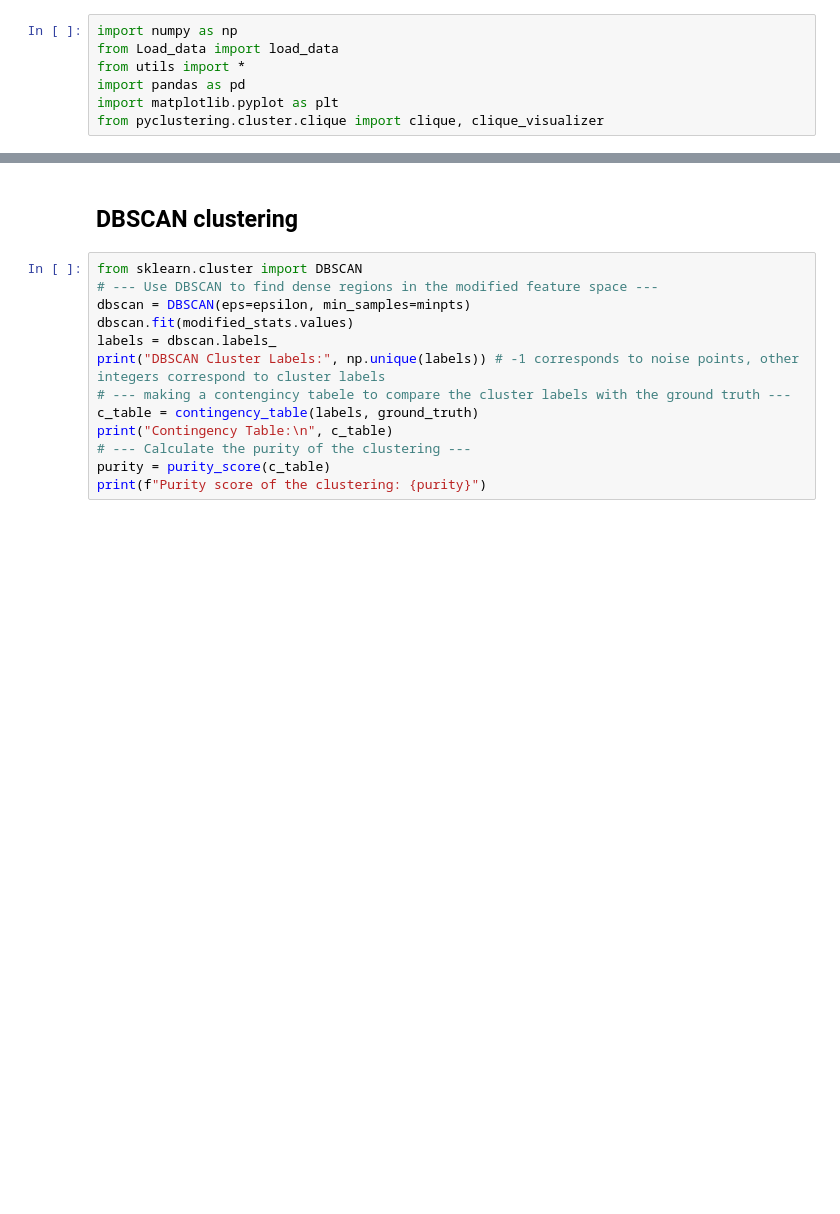
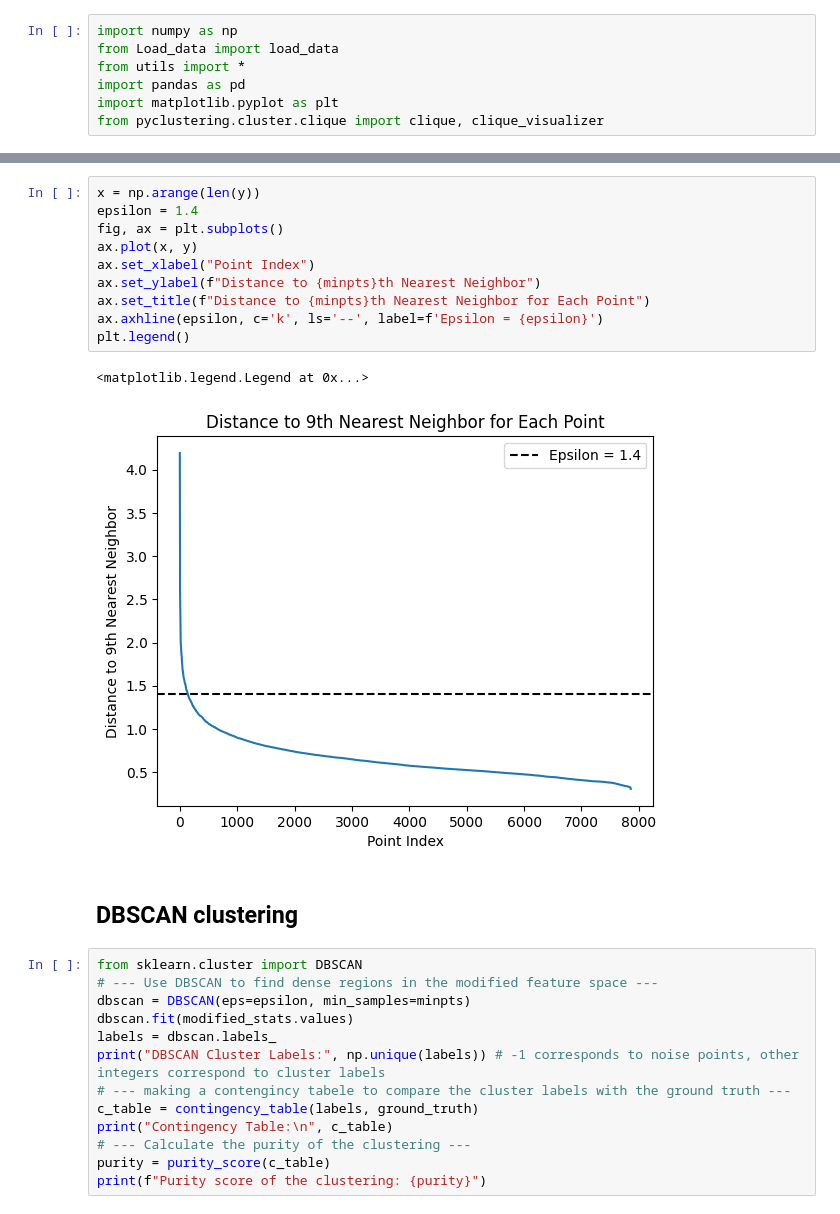
Before and after one commit to frederik007hb/Data-Mining, a Jupyter notebook: Test.ipynb, the cells around one changed output, grey strips where cells are left out. Saved outputs shown, nothing was run; the diff lists cells and outputs as text; blank space fills up the shorter version.

```diff
--- a/Test.ipynb
+++ b/Test.ipynb
@@ -113,3 +107,16 @@ plt.legend()
+# %%
+x = np.arange(len(y))
+epsilon = 1.4
+fig, ax = plt.subplots()
+ax.plot(x, y)
+ax.set_xlabel("Point Index")
+ax.set_ylabel(f"Distance to {minpts}th Nearest Neighbor")
+ax.set_title(f"Distance to {minpts}th Nearest Neighbor for Each Point")
+ax.axhline(epsilon, c='k', ls='--', label=f'Epsilon = {epsilon}')
+plt.legend()
+# %% [output]
+<matplotlib.legend.Legend at 0x...>
+[figure, added]
 # %% [markdown]
 ## DBSCAN clustering
 # %%
```
Also changed, not shown: parts of 13 cells of this notebook, 1 other file.
